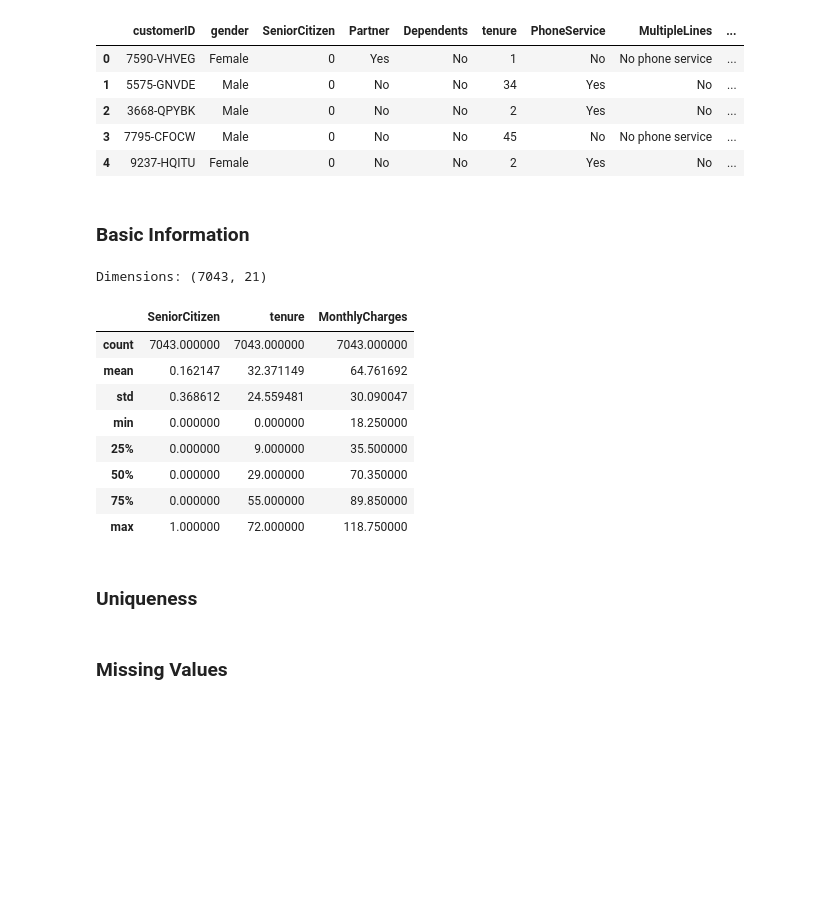
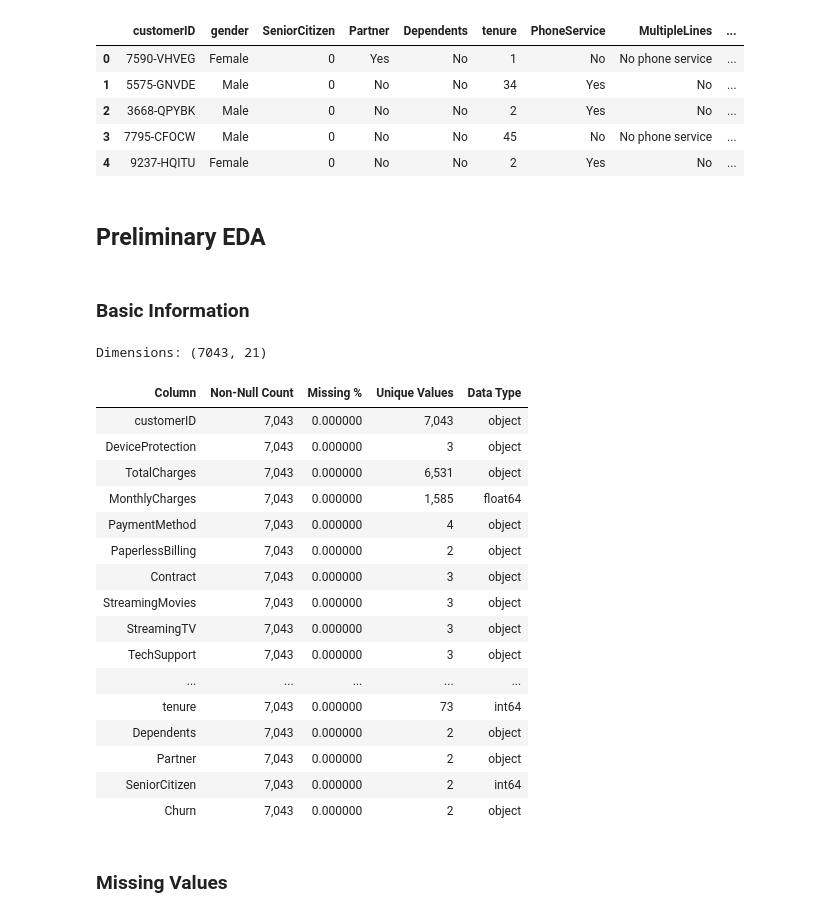
Before and after one commit to DerekSanchez/241117-Telco-Customer-Churn, a Jupyter notebook: notebooks/EDA.ipynb, the cells around one changed output. Drawn from its saved outputs; the diff is of its cells as text; code cells hidden in the pictures; blank space fills up the shorter version.

```diff
--- a/notebooks/EDA.ipynb
+++ b/notebooks/EDA.ipynb
@@ -40,27 +42,35 @@ df.head()
 | 2 | 3668-QPYBK | Male | 0 | No | No | 2 | Yes | No | ... |
 | 3 | 7795-CFOCW | Male | 0 | No | No | 45 | No | No phone service | ... |
 | 4 | 9237-HQITU | Female | 0 | No | No | 2 | Yes | No | ... |
+# %% [markdown]
+## Preliminary EDA
 # %% [markdown]
 ### Basic Information
 # %%
-# Dataset size
+# dataset size
 print(f'Dimensions: {df.shape}')
 
-# Statistical summary
-df.describe()
+# summary table
+ut.summary_info(df)
 # %% [output]
 Dimensions: (7043, 21)
-|  | SeniorCitizen | tenure | MonthlyCharges |
-| count | 7043.000000 | 7043.000000 | 7043.000000 |
-| mean | 0.162147 | 32.371149 | 64.761692 |
-| std | 0.368612 | 24.559481 | 30.090047 |
-| min | 0.000000 | 0.000000 | 18.250000 |
-| 25% | 0.000000 | 9.000000 | 35.500000 |
-| 50% | 0.000000 | 29.000000 | 70.350000 |
-| 75% | 0.000000 | 55.000000 | 89.850000 |
-| max | 1.000000 | 72.000000 | 118.750000 |
+| Column | Non-Null Count | Missing % | Unique Values | Data Type |
+| customerID | 7,043 | 0.000000 | 7,043 | object |
+| DeviceProtection | 7,043 | 0.000000 | 3 | object |
+| TotalCharges | 7,043 | 0.000000 | 6,531 | object |
+| MonthlyCharges | 7,043 | 0.000000 | 1,585 | float64 |
+| PaymentMethod | 7,043 | 0.000000 | 4 | object |
+| PaperlessBilling | 7,043 | 0.000000 | 2 | object |
+| Contract | 7,043 | 0.000000 | 3 | object |
+| StreamingMovies | 7,043 | 0.000000 | 3 | object |
+| StreamingTV | 7,043 | 0.000000 | 3 | object |
+| TechSupport | 7,043 | 0.000000 | 3 | object |
+| ... | ... | ... | ... | ... |
+| tenure | 7,043 | 0.000000 | 73 | int64 |
+| Dependents | 7,043 | 0.000000 | 2 | object |
+| Partner | 7,043 | 0.000000 | 2 | object |
+| SeniorCitizen | 7,043 | 0.000000 | 2 | int64 |
+| Churn | 7,043 | 0.000000 | 2 | object |
-# %% [markdown]
-### Uniqueness
 # %% [markdown]
 ### Missing Values
 # %%
```
Also changed, not shown: parts of 18 cells of this notebook, 1 other file.
